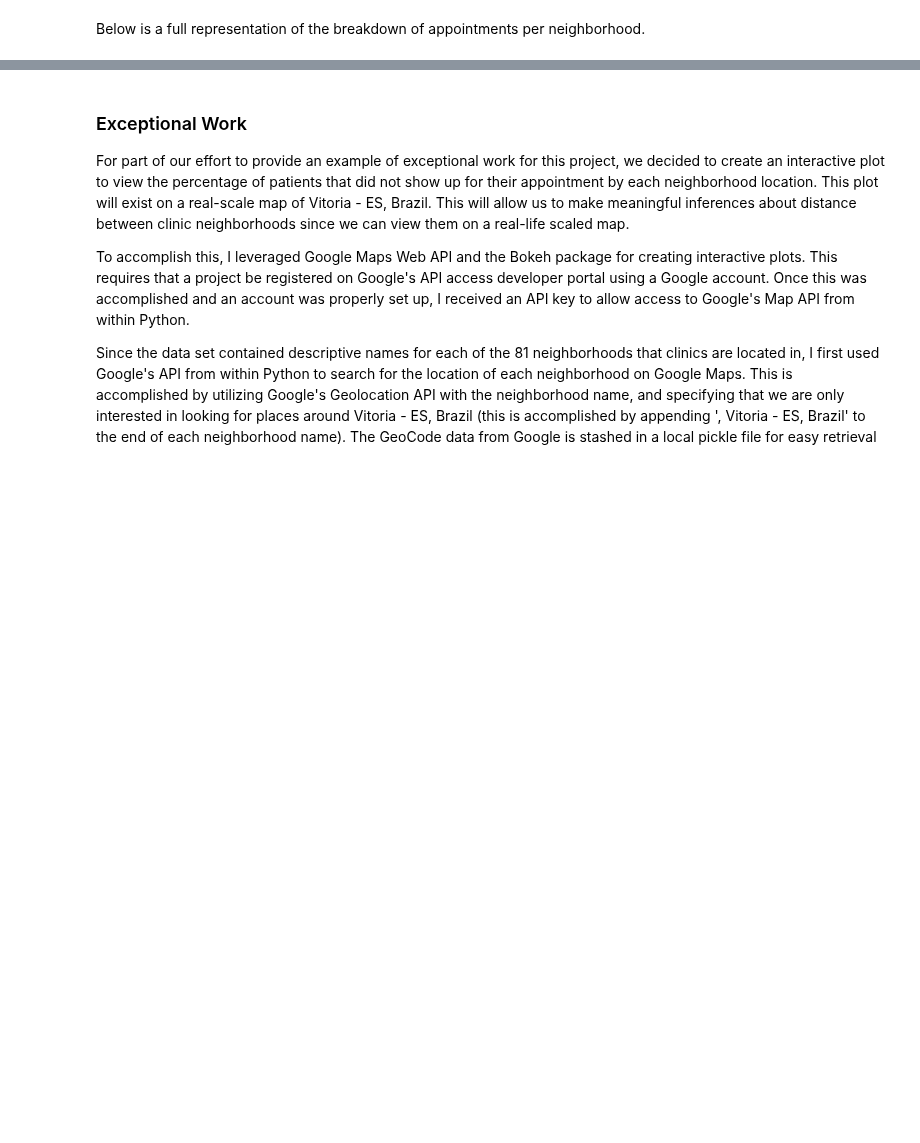
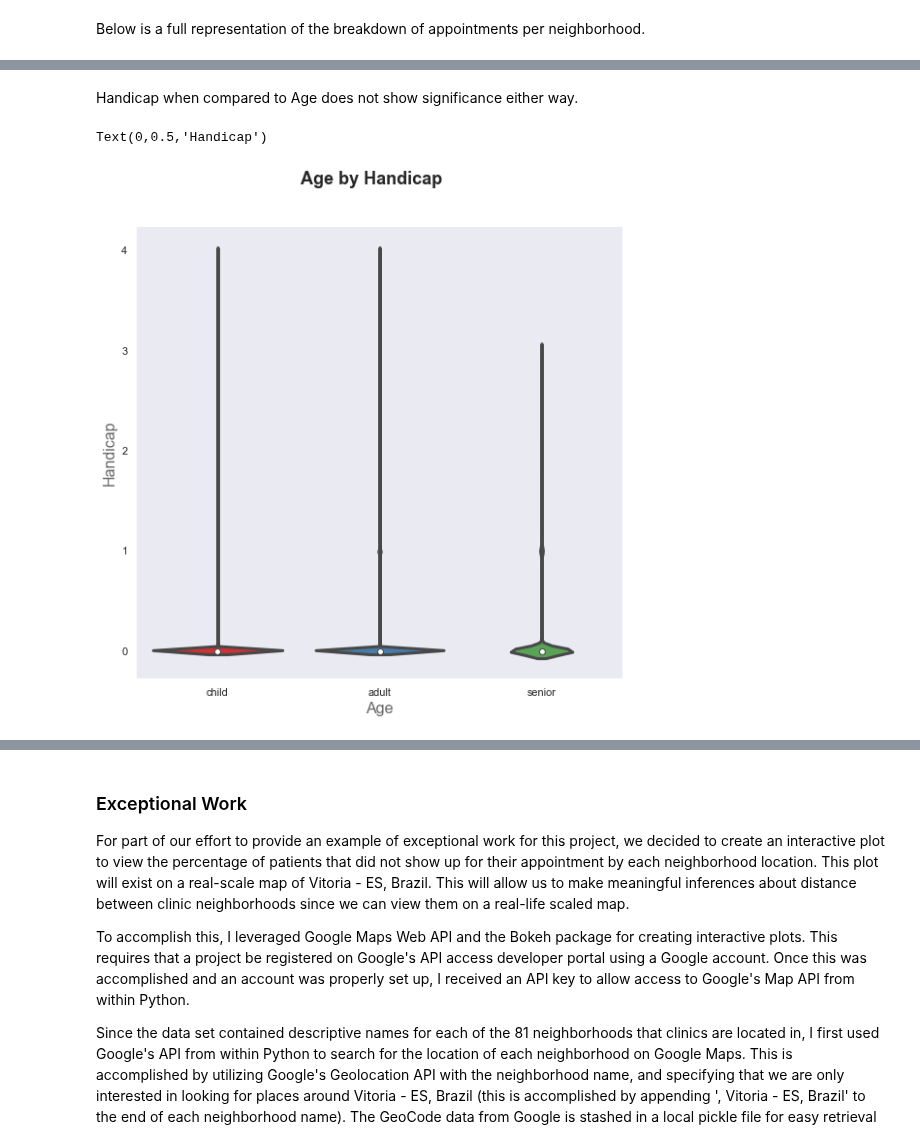
Before and after one commit to cdmorgan103/7331DataMiningNoShow, a Jupyter notebook: 7331DataMiningNoShow.ipynb, the cells around one changed output, grey strips where cells are left out. Cells and saved outputs as stored; diff of their text form; code cells hidden in the pictures; blank space fills up the shorter version.

```diff
--- a/7331DataMiningNoShow.ipynb
+++ b/7331DataMiningNoShow.ipynb
@@ -531,0 +743,16 @@ g.map_diag(sns.kdeplot, lw=3) # kde histogram on the diagonal
+# %% [markdown]
+Handicap when compared to Age does not show significance either way.
+# %%
+f, ax = plt.subplots(figsize=(8, 8))
+
+# Show each distribution with both violins and points
+sns.violinplot(x="age_range",y="Handicap",data=df, inner="box", palette="Set1", cut=2, linewidth=3)
+
+sns.despine(left=True)
+
+f.suptitle('Age by Handicap', fontsize=18, fontweight='bold')
+ax.set_xlabel("Age",size = 16,alpha=0.7)
+ax.set_ylabel("Handicap",size = 16,alpha=0.7)
+# %% [output]
+Text(0,0.5,'Handicap')
+[figure, added]
```
Also changed, not shown: parts of 76 cells of this notebook.
